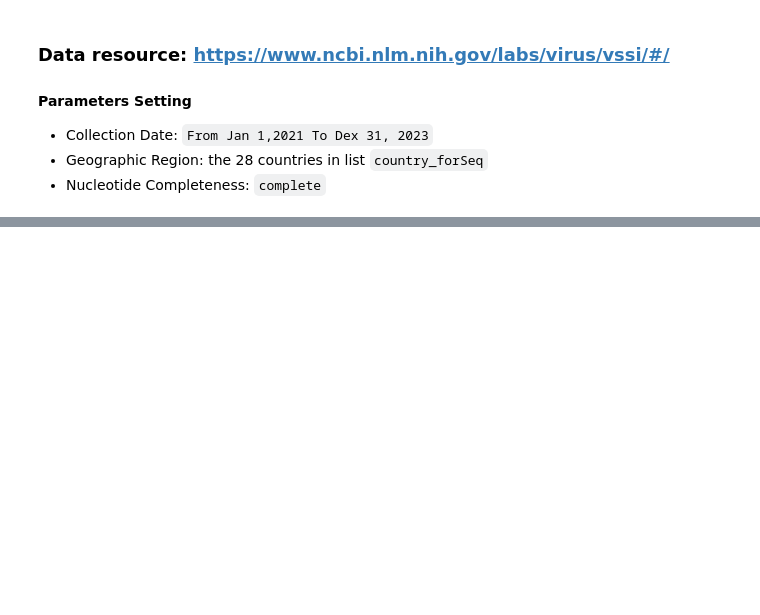
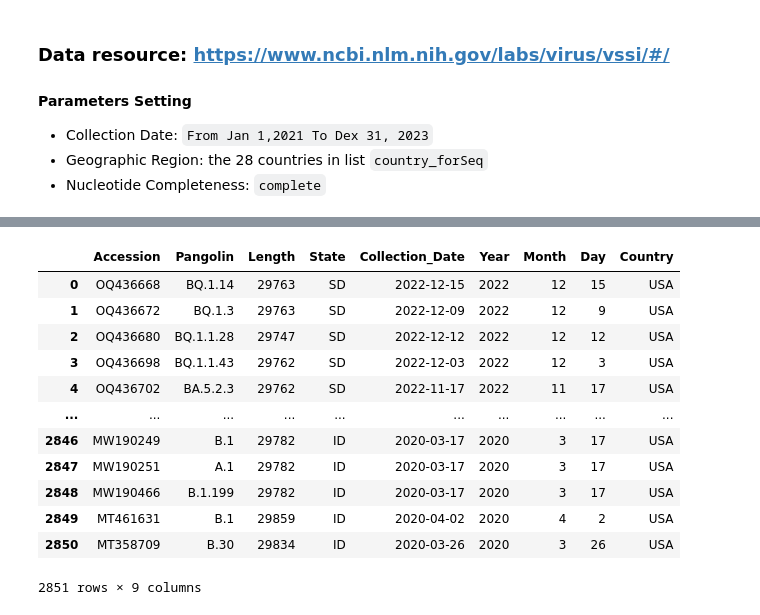
Before and after one commit to tahiri-lab/iPhyloGeo.js, a Jupyter notebook: Data_preprocessing/NCBIVirus.ipynb, the cells around one changed output, grey strips where cells are left out. Saved outputs shown, nothing was run; the diff lists cells and outputs as text; code cells hidden in the pictures; blank space fills up the shorter version.

Commit message:
add ncbi seq data

```diff
--- a/Data_preprocessing/NCBIVirus.ipynb
+++ b/Data_preprocessing/NCBIVirus.ipynb
@@ -37,0 +116,4 @@ print(country_forSeq)
+# %%
+path = "../Data/NCBI_virus/nucleotide/4"
+df_nucleo4 = preprocessConcat(path)
+df_nucleo4
@@ -37,0 +134,41 @@ print(country_forSeq)
+# %%
+# Sequenceing data in USA has one more column for state info
+def dropDuplicateSeq_USA(f_path):
+    df = pd.read_csv(f_path)
+    df = df[['Accession', 'Pangolin', 'Length','USA','Collection_Date']]
+    df['Year'] = pd.DatetimeIndex(df['Collection_Date']).year
+    df['Month'] = pd.DatetimeIndex(df['Collection_Date']).month
+    df['Day'] = pd.DatetimeIndex(df['Collection_Date']).day
+    df['Country'] = 'USA'
+    df.rename(columns = {'USA':'State'}, inplace = True)
+    # for duplicated pangolin, keep the lengest one
+    df.sort_values('Length', ascending=False)
+    df = df.drop_duplicates(subset = ['Pangolin','State', 'Year','Month'], keep = 'first')
+    return df
+def preprocessConcat_USA(path):
+    list_files = glob.glob(path + "/*.csv")
+    li = []
+
+    for filename in list_files:
+        df = dropDuplicateSeq_USA(filename)
+
+        li.append(df)
+    return pd.concat(li, axis=0, ignore_index=True)
+# %%
+path = "../Data/NCBI_virus/nucleotide/USA"
+df_nucleo_USA = preprocessConcat_USA(path)
+df_nucleo_USA
+# %% [output]
+|  | Accession | Pangolin | Length | State | Collection_Date | Year | Month | Day | Country |
+| 0 | OQ436668 | BQ.1.14 | 29763 | SD | 2022-12-15 | 2022 | 12 | 15 | USA |
+| 1 | OQ436672 | BQ.1.3 | 29763 | SD | 2022-12-09 | 2022 | 12 | 9 | USA |
+| 2 | OQ436680 | BQ.1.1.28 | 29747 | SD | 2022-12-12 | 2022 | 12 | 12 | USA |
+| 3 | OQ436698 | BQ.1.1.43 | 29762 | SD | 2022-12-03 | 2022 | 12 | 3 | USA |
+| 4 | OQ436702 | BA.5.2.3 | 29762 | SD | 2022-11-17 | 2022 | 11 | 17 | USA |
+| ... | ... | ... | ... | ... | ... | ... | ... | ... | ... |
+| 2846 | MW190249 | B.1 | 29782 | ID | 2020-03-17 | 2020 | 3 | 17 | USA |
+| 2847 | MW190251 | A.1 | 29782 | ID | 2020-03-17 | 2020 | 3 | 17 | USA |
+| 2848 | MW190466 | B.1.199 | 29782 | ID | 2020-03-17 | 2020 | 3 | 17 | USA |
+| 2849 | MT461631 | B.1 | 29859 | ID | 2020-04-02 | 2020 | 4 | 2 | USA |
+| 2850 | MT358709 | B.30 | 29834 | ID | 2020-03-26 | 2020 | 3 | 26 | USA |
+2851 rows × 9 columns
```
Also changed, not shown: parts of 17 cells of this notebook, 9 other files.
